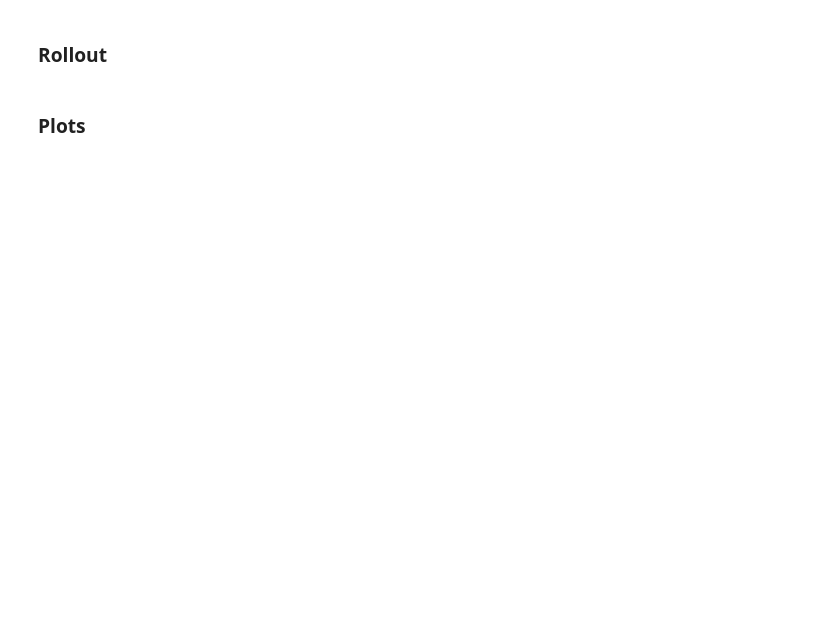
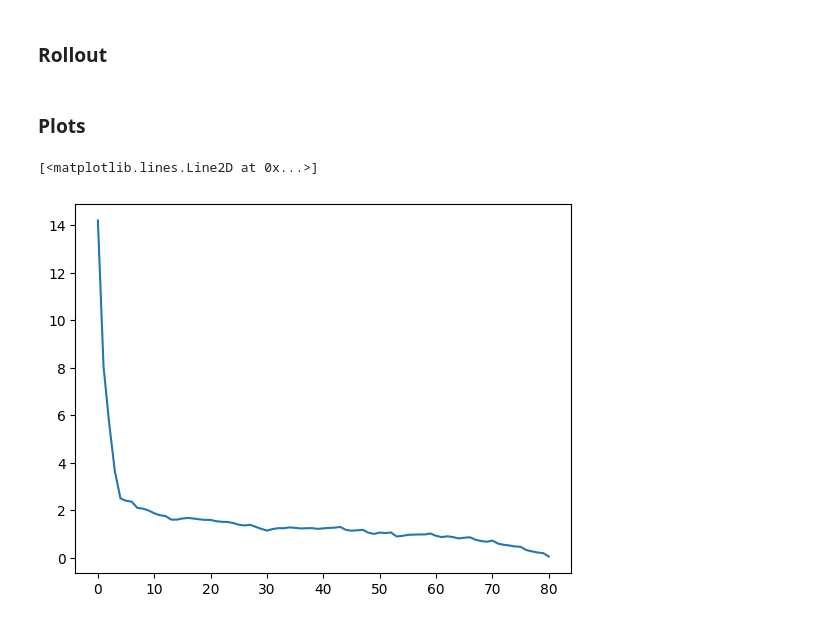
Before and after one commit to YingruWuGit/BCMIX_RL, a Jupyter notebook: without_change.ipynb, the cells around one changed output. Drawn from its saved outputs; the diff is of its cells as text; code cells hidden in the pictures; blank space fills up the shorter version.

```diff
--- a/without_change.ipynb
+++ b/without_change.ipynb
@@ -4,8 +4,7 @@ import numpy as np
 import matplotlib.pyplot as plt
 from bcmix import *
 # %%
-ACTION_RANGE = (-5.0, 5.0)
-N_TRIALS = 50
+N_TRIALS = 20
 DATA_LEN = 81
 # %%
 # true value
@@ -38,6 +39,8 @@ for i in range(10):
         simresult_i[j, 3] = covm_i[0][1]
         simresult_i[j, 4] = covm_i[1][1]
         # select action
+        x_m = myopic(canonical_i, precision_i)[0]
+        ACTION_RANGE = (x_m - 5, x_m + 5)
         study = optuna.create_study(direction="maximize")
         study.optimize(objective, n_trials=N_TRIALS)
         a = study.best_trial.params['a']
@@ -51,14 +54,18 @@ for i in range(10):
 # %% [markdown]
 ### Plots
 # %%
-qvalues = np.full(DATA_LEN, 0.0)
-regrets = np.full(DATA_LEN, 0.0)
+reg = np.full(DATA_LEN, 0.0)
+mse = np.full(DATA_LEN, 0.0)
 
 for i in range(10):
     simresult_i = np.load("simulations\sim_nocp_" + str(i) + ".npy")
-    qvalues += simresult_i[:, 6]
     for j in range(DATA_LEN):
-        regrets[j] += (GAMMA ** j) * (alpha + simresult_i[j, 5] * beta) ** 2
+        reg[j] += (GAMMA ** j) * (alpha + simresult_i[j, 5] * beta) ** 2
+        m_a = simresult_i[j, 0]
+        m_b = simresult_i[j, 1]
+        v_a = simresult_i[j, 2]
+        v_b = simresult_i[j, 4]
+        mse[j] += v_a + v_b + (m_a - alpha) ** 2 + (m_b - beta) ** 2
 
-qvalues /= 10
-regrets /= 10
+reg /= 10
+mse /= 10
@@ -68,3 +72,6 @@ plt.plot(qvalues)
 # %%
 # plot regret
-plt.plot(np.cumsum(regrets))
+plt.plot([sum(reg[j:]) / (GAMMA ** j) for j in range(DATA_LEN)])
+# %% [output]
+[<matplotlib.lines.Line2D at 0x...>]
+[figure, added]
```
Also changed, not shown: parts of 3 cells of this notebook, 1 other file.
